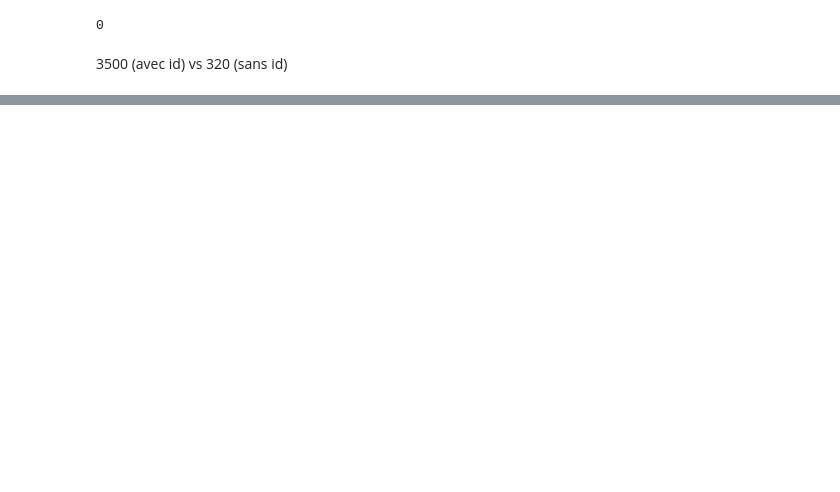
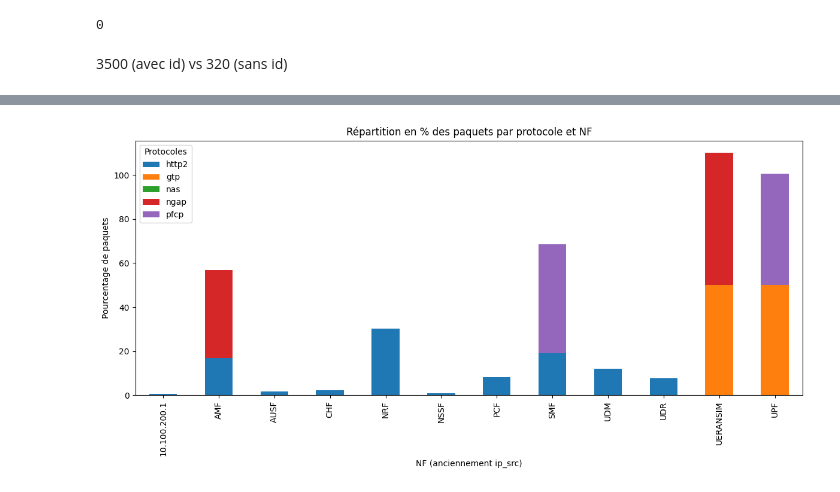
Before and after one commit to thomas-hoger/5G-Anomaly-Detection, a Jupyter notebook: notebooks/test_thomas.ipynb, the cells around one changed output, grey strips where cells are left out. Drawn from its saved outputs; the diff is of its cells as text; code cells hidden in the pictures; blank space fills up the shorter version.

```diff
--- a/notebooks/test_thomas.ipynb
+++ b/notebooks/test_thomas.ipynb
@@ -778,0 +139,35 @@ absent_count
+# %%
+import matplotlib.pyplot as plt
+import yaml
+
+# Charger dictionnaire et inverser clé/valeur
+with open('./addresses.yaml') as f:
+    addr_dict = yaml.safe_load(f)
+    addr_dict = {v: k for k, v in addr_dict.items()}
+
+# Remplacer IP par nom
+stat_prev_df["ip_src"] = stat_prev_df["ip_src"].map(addr_dict).fillna(stat_prev_df["ip_src"])
+stat_prev_df["ip_dst"] = stat_prev_df["ip_dst"].map(addr_dict).fillna(stat_prev_df["ip_dst"])
+
+# Protocoles
+protocols = ['http2', 'gtp', 'nas', 'ngap', 'pfcp']
+
+# Regrouper par ip_src et sommer
+grouped = stat_prev_df.groupby('ip_src')[protocols].sum()
+
+# Garder uniquement les NFs qui ont au moins 1 paquet
+filtered = grouped[(grouped[protocols] != 0).any(axis=1)]
+
+# Normaliser par protocole → colonnes = % de chaque protocole reçu par chaque ip_src
+percentages = filtered.div(filtered.sum(axis=0), axis=1) * 100
+
+# Tracer le graphique
+percentages.plot(kind='bar', stacked=True, figsize=(12, 6))
+plt.ylabel('Pourcentage de paquets')
+plt.xlabel('NF (anciennement ip_src)')
+plt.title('Répartition en % des paquets par protocole et NF')
+plt.legend(title="Protocoles")
+plt.tight_layout()
+plt.show()
+# %% [output]
+[figure, added]
```
Also changed, not shown: parts of 27 cells of this notebook, 8 other files.
